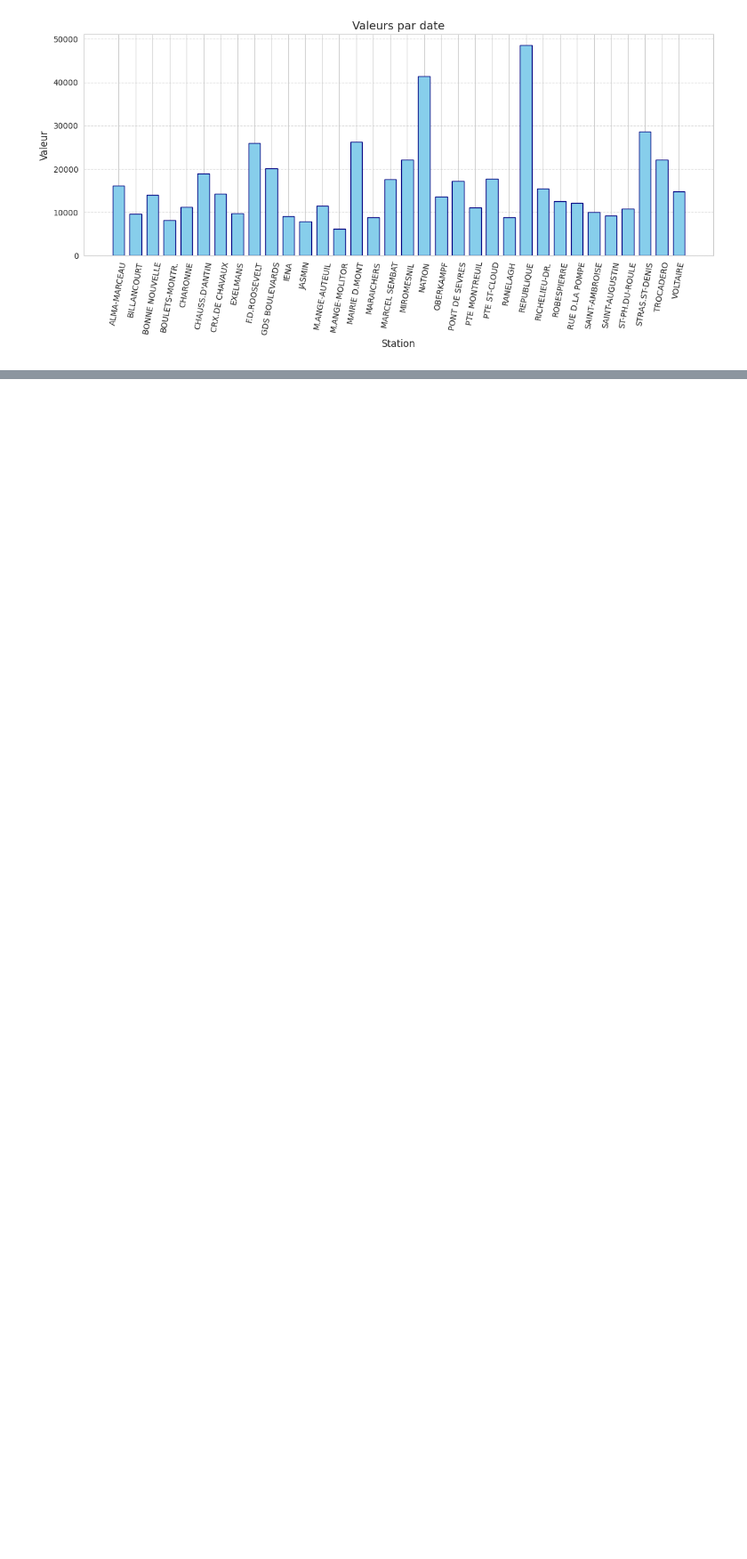
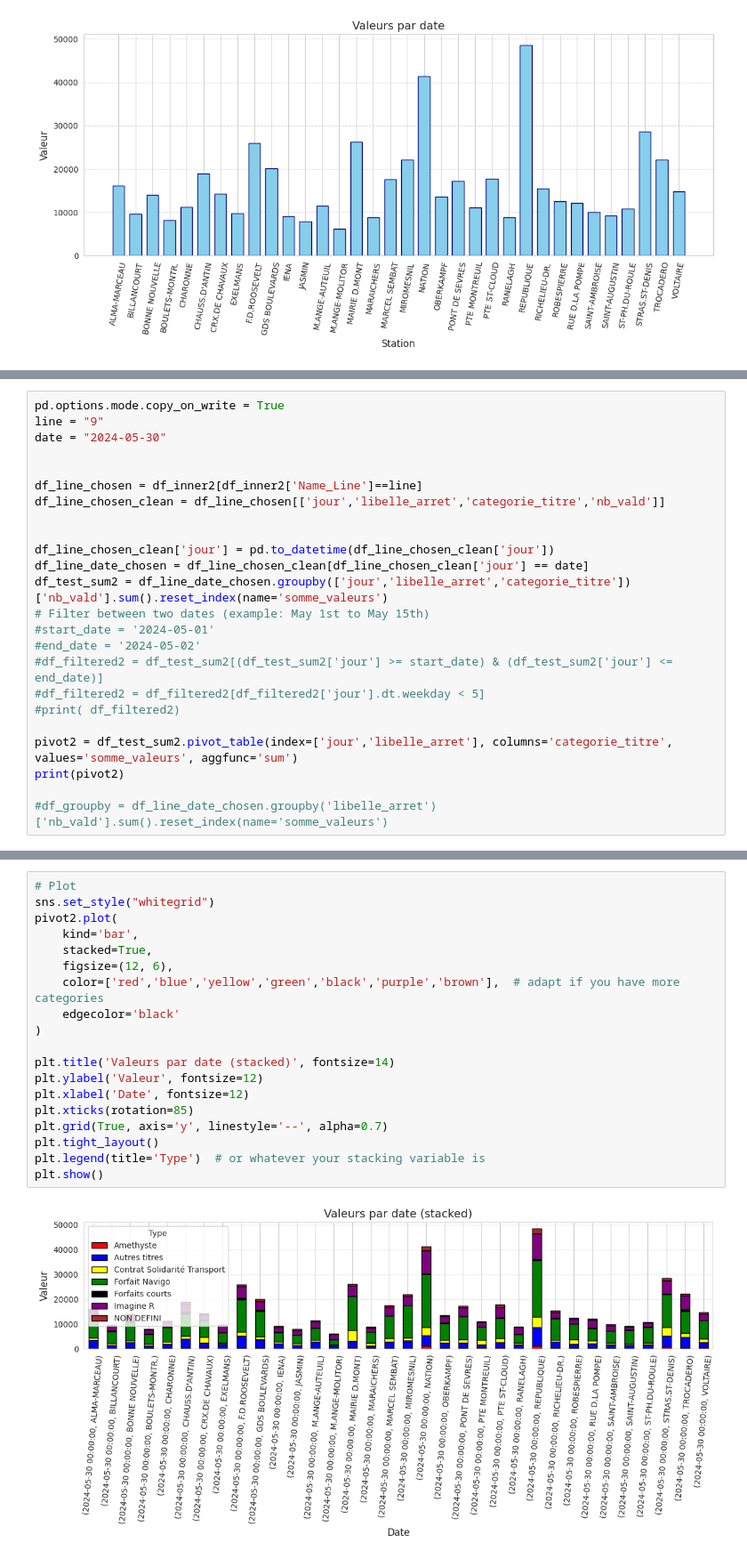
Before and after one commit to Dinuk-WIJESINGHE/visualisation_metro, a Jupyter notebook: datavizlines.ipynb, the cells around one changed output, grey strips where cells are left out. Shown: that part at 89% size. Cells and saved outputs as stored; diff of their text form; blank space fills up the shorter version.

```diff
--- a/datavizlines.ipynb
+++ b/datavizlines.ipynb
@@ -432,0 +435,24 @@ plt.tight_layout()
+# %%
+pd.options.mode.copy_on_write = True
+line = "9"
+date = "2024-05-30"
+
+
+df_line_chosen = df_inner2[df_inner2['Name_Line']==line]
+df_line_chosen_clean = df_line_chosen[['jour','libelle_arret','categorie_titre','nb_vald']]
+
+
+df_line_chosen_clean['jour'] = pd.to_datetime(df_line_chosen_clean['jour'])
+df_line_date_chosen = df_line_chosen_clean[df_line_chosen_clean['jour'] == date]
+df_test_sum2 = df_line_date_chosen.groupby(['jour','libelle_arret','categorie_titre'])['nb_vald'].sum().reset_index(name='somme_valeurs')
+# Filter between two dates (example: May 1st to May 15th)
+#start_date = '2024-05-01'
+#end_date = '2024-05-02'
+#df_filtered2 = df_test_sum2[(df_test_sum2['jour'] >= start_date) & (df_test_sum2['jour'] <= end_date)]
+#df_filtered2 = df_filtered2[df_filtered2['jour'].dt.weekday < 5]
+#print( df_filtered2)
+
+pivot2 = df_test_sum2.pivot_table(index=['jour','libelle_arret'], columns='categorie_titre', values='somme_valeurs', aggfunc='sum')
+print(pivot2)
+
+#df_groupby = df_line_date_chosen.groupby('libelle_arret')['nb_vald'].sum().reset_index(name='somme_valeurs')
@@ -432,0 +477,21 @@ plt.tight_layout()
+# %%
+# Plot
+sns.set_style("whitegrid")
+pivot2.plot(
+    kind='bar',
+    stacked=True,
+    figsize=(12, 6),
+    color=['red','blue','yellow','green','black','purple','brown'],  # adapt if you have more categories
+    edgecolor='black'
+)
+
+plt.title('Valeurs par date (stacked)', fontsize=14)
+plt.ylabel('Valeur', fontsize=12)
+plt.xlabel('Date', fontsize=12)
+plt.xticks(rotation=85)
+plt.grid(True, axis='y', linestyle='--', alpha=0.7)
+plt.tight_layout()
+plt.legend(title='Type')  # or whatever your stacking variable is
+plt.show()
+# %% [output]
+[figure, added]
```
Also changed, not shown: parts of 3 cells of this notebook, 1 other file.
